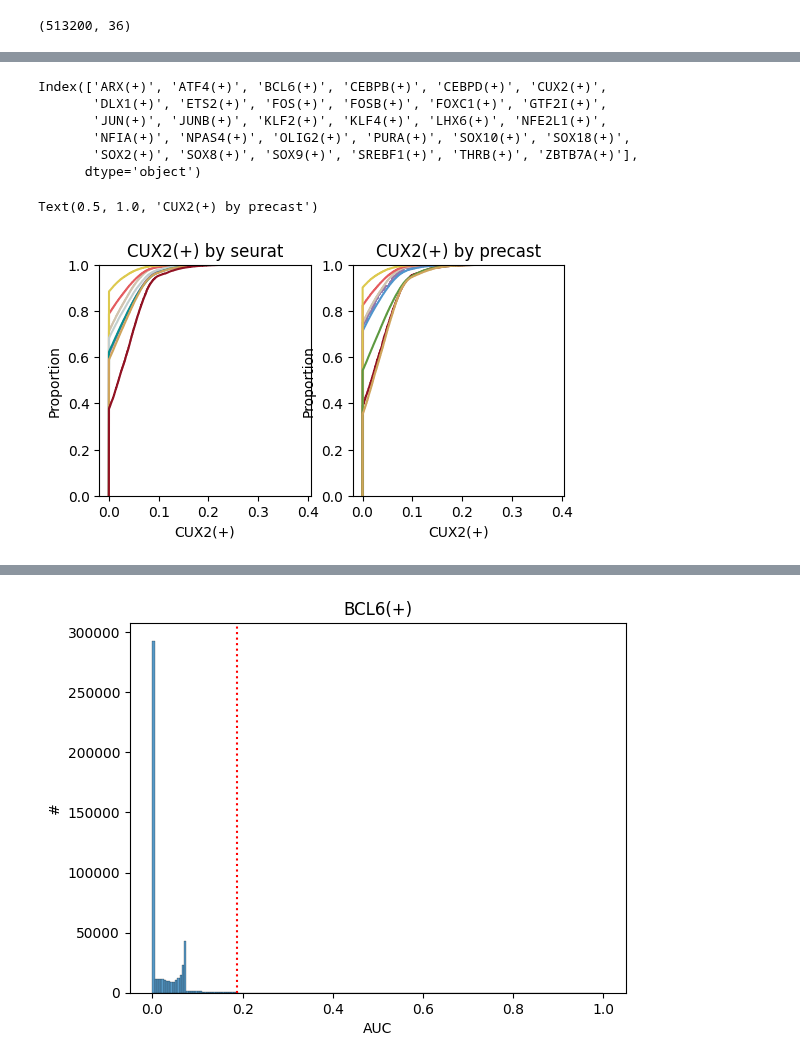
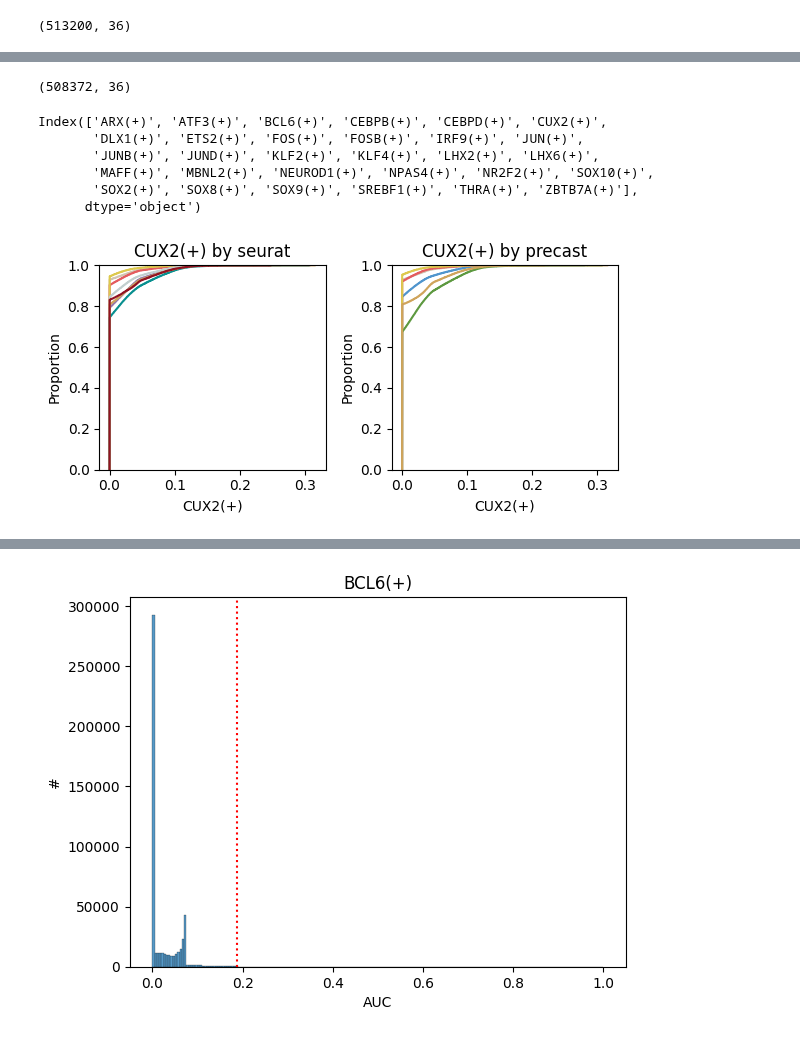
Before and after one commit to LieberInstitute/spatialDLPFC_mdd_bpd, a Jupyter notebook: code/09_SCENIC/07_explore-AUCell-regulons.ipynb, the cells around one changed output, grey strips where cells are left out. Drawn from its saved outputs; the diff is of its cells as text; code cells hidden in the pictures.

```diff
--- a/code/09_SCENIC/07_explore-AUCell-regulons.ipynb
+++ b/code/09_SCENIC/07_explore-AUCell-regulons.ipynb
@@ -9,7 +9,7 @@ pdir = "/dcs04/lieber/marmaypag/spatialDLPFC_mdd_bpd_LIBD4100/spatialDLPFC_mdd_b
 MODULE_PATH = pdir+"processed-data/09_SCENIC/AUCell_regulons/"
 # %%
 def extract_aucell(cluster):
-    lf = lp.connect(MODULE_PATH+"spe-n119_seurat-label-"+cluster+"_13844-genes_no-lowUMI_logcounts_regulons-AUCell-fixed-thold-05.loom", mode='r+', validate=False)
+    lf = lp.connect(MODULE_PATH+"spe-n119_seurat-label-"+cluster+"_13162-genes_no-lowUMI_logcounts_regulons-weighted_AUCell-fixed-thold-05.loom", mode='r+', validate=False)
     auc_mtx = pd.DataFrame(lf.ca.RegulonsAUC, index=lf.ca.CellID)
     cell_mtx = pd.DataFrame({"seurat_label": lf.ca.seurat_label, "smoothed_k9_1663": lf.ca.smoothed_k9_1663, #"custom_cluster": cluster,
                              "sex": lf.ca.sex, "condition": lf.ca.condition, "nGene": lf.ca.nGene, "nUMI": lf.ca.nUMI}, index=lf.ca.CellID)
@@ -51,23 +81,29 @@ transfer_bright = {'Micro.Vasc': "#911223", 'Astro': "#cfa45c", 'L2.3': "#088F8F
                    'Inhb': "#9377AC", 'L5': "#ddc94e", 'L6': "#E45C5F", 'Oligo': "#D1C4B0"}
 smoothed_bright = {'Vasc': "#911223", 'L1': "#cfa45c", 'L2': "#5D9940", 'L3.4': "#5095CD",
                   'GABA': "#9377AC", 'L5': "#ddc94e", 'L6': "#E45C5F", 'WM': "#D1C4B0"}
+# %%
+joined_precast = joined_all.loc[-joined_all['smoothed_k9_1663'].isin(['Vasc','GABA'])]
+joined_precast.shape
+# %% [output]
+(508372, 36)
 # %%
 auc_all.columns
 # %% [output]
-Index(['ARX(+)', 'ATF4(+)', 'BCL6(+)', 'CEBPB(+)', 'CEBPD(+)', 'CUX2(+)',
-       'DLX1(+)', 'ETS2(+)', 'FOS(+)', 'FOSB(+)', 'FOXC1(+)', 'GTF2I(+)',
-       'JUN(+)', 'JUNB(+)', 'KLF2(+)', 'KLF4(+)', 'LHX6(+)', 'NFE2L1(+)',
-       'NFIA(+)', 'NPAS4(+)', 'OLIG2(+)', 'PURA(+)', 'SOX10(+)', 'SOX18(+)',
-       'SOX2(+)', 'SOX8(+)', 'SOX9(+)', 'SREBF1(+)', 'THRB(+)', 'ZBTB7A(+)'],
+Index(['ARX(+)', 'ATF3(+)', 'BCL6(+)', 'CEBPB(+)', 'CEBPD(+)', 'CUX2(+)',
+       'DLX1(+)', 'ETS2(+)', 'FOS(+)', 'FOSB(+)', 'IRF9(+)', 'JUN(+)',
+       'JUNB(+)', 'JUND(+)', 'KLF2(+)', 'KLF4(+)', 'LHX2(+)', 'LHX6(+)',
+       'MAFF(+)', 'MBNL2(+)', 'NEUROD1(+)', 'NPAS4(+)', 'NR2F2(+)', 'SOX10(+)',
+       'SOX2(+)', 'SOX8(+)', 'SOX9(+)', 'SREBF1(+)', 'THRA(+)', 'ZBTB7A(+)'],
       dtype='object')
 # %%
 gene1 = "CUX2(+)" #49 module genes
 
 fig, ((ax1, ax2)) = plt.subplots(1, 2, figsize=(6, 3))
 sns.ecdfplot(data=joined_all, x=gene1, hue="seurat_label", palette=transfer_bright, legend=False, ax=ax1)
 ax1.set_title(gene1+" by seurat")
-sns.ecdfplot(data=joined_all, x=gene1, hue="smoothed_k9_1663", palette=smoothed_bright, legend=False, ax=ax2)
+sns.ecdfplot(data=joined_precast, x=gene1, hue="smoothed_k9_1663", palette=smoothed_bright, legend=False, ax=ax2)
 ax2.set_title(gene1+" by precast")
+
+plt.tight_layout()
 # %% [output]
-Text(0.5, 1.0, 'CUX2(+) by precast')
-[figure, old version]
+[figure, new version]
```
Also changed, not shown: parts of 23 cells of this notebook, 2 other files.
